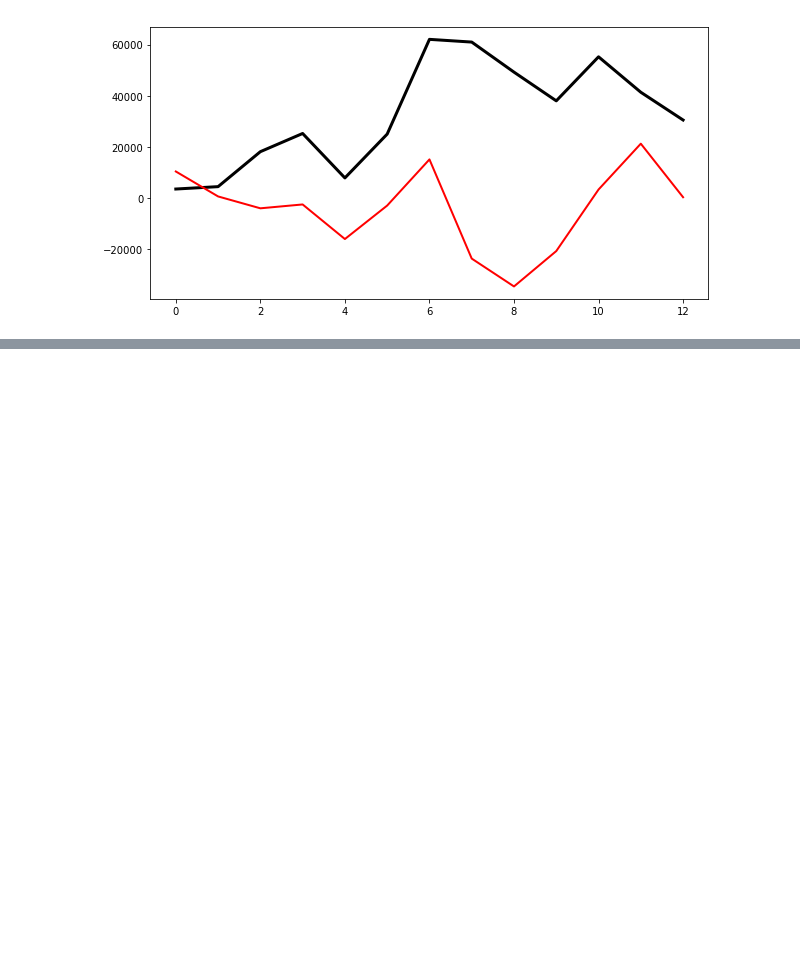
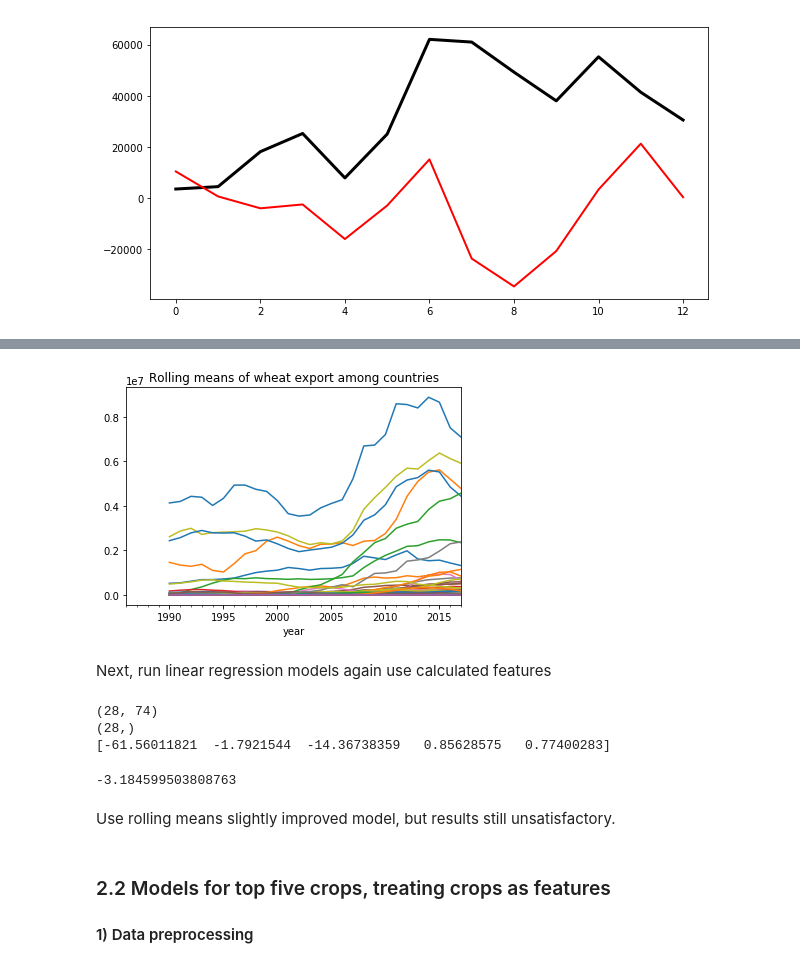
Before and after one commit to BrachyS/crop-trends, a Jupyter notebook: notebooks/exploratory-analysis-agtrade.ipynb, the cells around one changed output, grey strips where cells are left out. Saved outputs shown, nothing was run; the diff lists cells and outputs as text; code cells hidden in the pictures; blank space fills up the shorter version.

```diff
--- a/notebooks/exploratory-analysis-agtrade.ipynb
+++ b/notebooks/exploratory-analysis-agtrade.ipynb
@@ -434,0 +464,58 @@ Summary: Baseline model performance is very poor. Next will need to do feature e
+# %%
+# Calculate for all countries, store in separate dataframes
+means = pd.DataFrame()
+maxs = pd.DataFrame()
+mins = pd.DataFrame()
+stds = pd.DataFrame()
+
+for country in wheat_wide.columns:
+
+    means[country] = wheat_wide[country].rolling(5).mean()
+    maxs[country] = wheat_wide[country].rolling(5).max()
+    mins[country] = wheat_wide[country].rolling(5).min()
+    stds[country] = wheat_wide[country].rolling(5).std()
+# %%
+#fig,axs = plt.subplots(1,2,figsize=(15,5))
+means.plot(legend=False)
+#maxs.plot(ax=axs[1],legend=False)
+#mins.plot(ax=axs[0])
+#stds.plot(ax=axs[1],legend=False)
+plt.title('Rolling means of wheat export among countries')
+plt.show()
+# %% [output]
+[figure, added]
+# %% [markdown]
+Next, run linear regression models again use calculated features
+# %%
+# Use means
+
+X = means.drop('Finland',axis=1).dropna().values
+y= means['Finland'].dropna().values
+print(X.shape)
+print(y.shape)
+
+# Cross validation
+cv = TimeSeriesSplit(n_splits=5)
+scores = cross_val_score(Ridge(), X, y, cv=cv)
+print(scores)
+# %% [output]
+(28, 74)
+(28,)
+[-61.56011821  -1.7921544  -14.36738359   0.85628575   0.77400283]
+# %%
+# Split data into training and test sets
+X_train, X_test, y_train, y_test = train_test_split(X,y,
+                                                    train_size=.6, shuffle=False, random_state=1)
+
+model = Ridge()
+model.fit(X_train,y_train)
+predictions = model.predict(X_test)
+score = r2_score(y_test,predictions)
+print(score)
+# %% [output]
+-3.184599503808763
+# %% [markdown]
+Use rolling means slightly improved model, but results still unsatisfactory.
+# %% [markdown]
+### 2.2 Models for top five crops, treating crops as features
+#### 1) Data preprocessing
```
Also changed, not shown: parts of 27 cells of this notebook.
